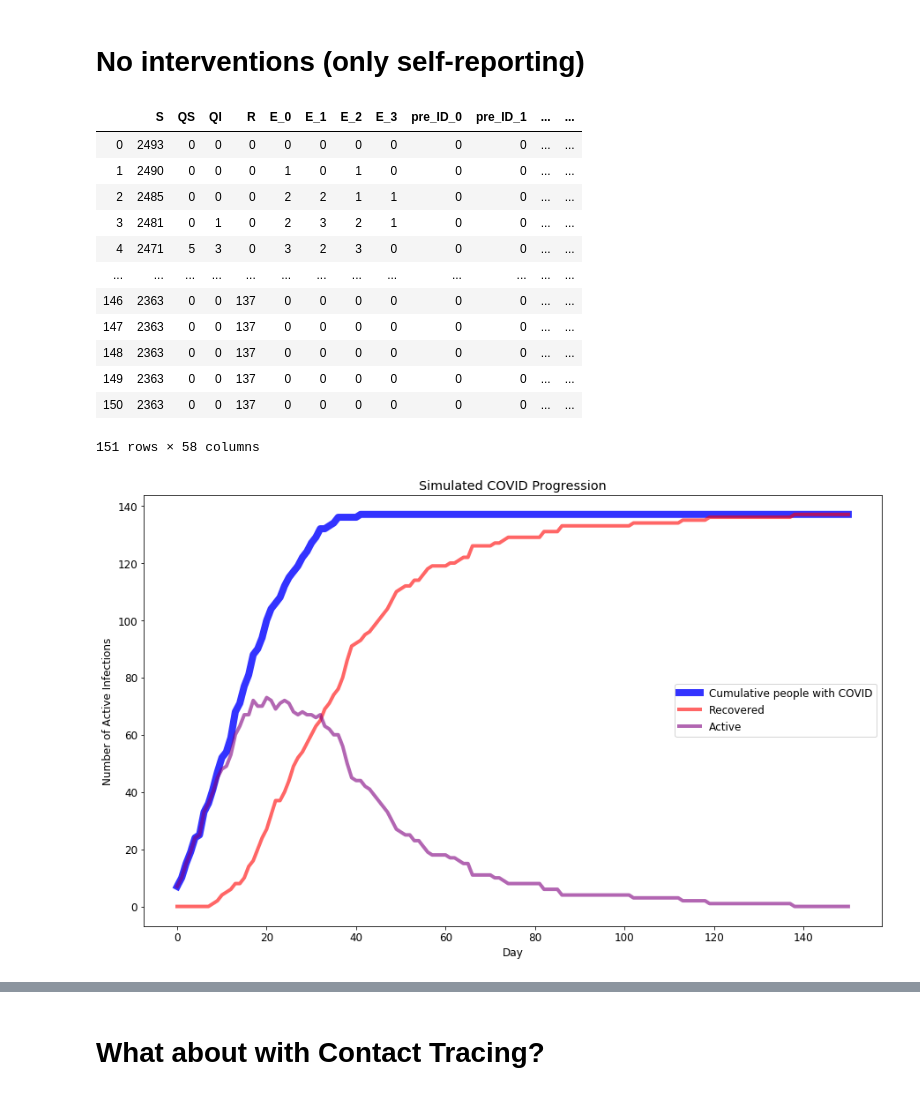
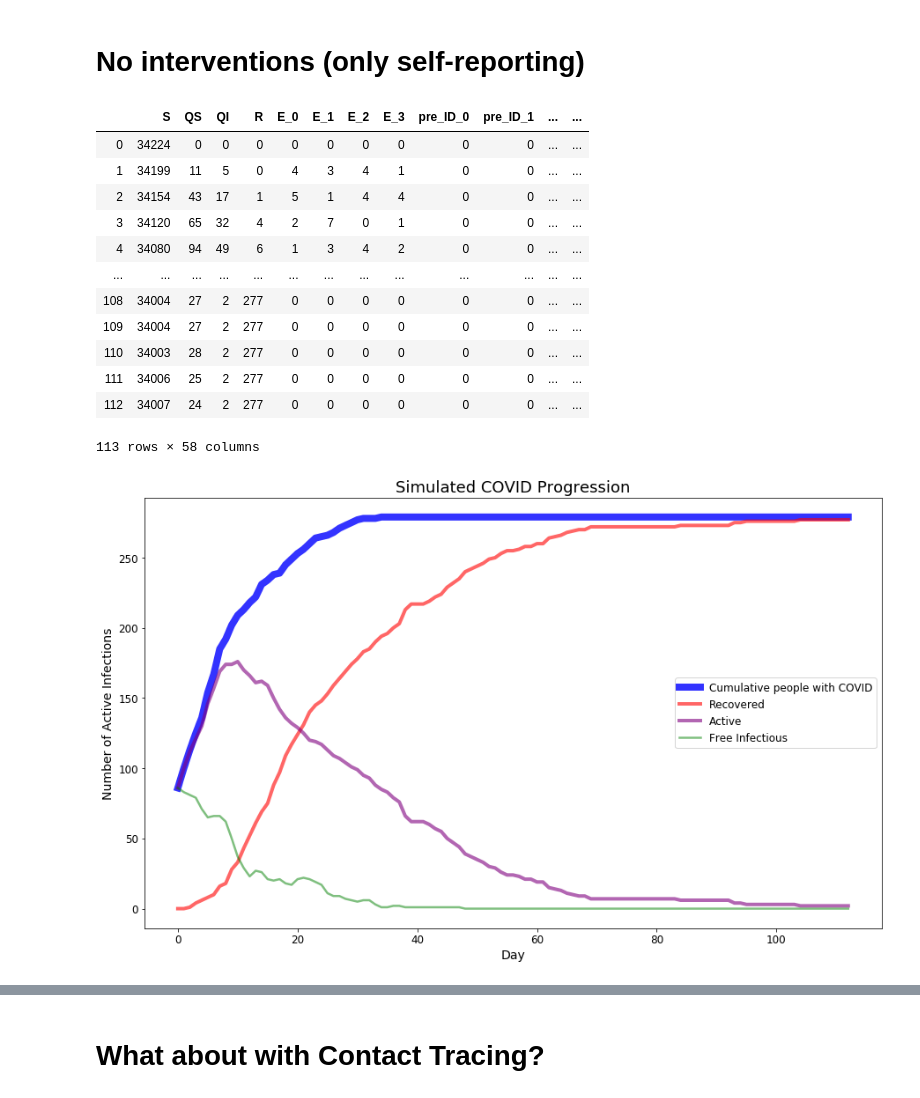
Before and after one commit to peter-i-frazier/group-testing, a Jupyter notebook: notebooks/stochastic_sim_sample_path.ipynb, the cells around one changed output, grey strips where cells are left out. Drawn from its saved outputs; the diff is of its cells as text; code cells hidden in the pictures.

Commit message:
stochastic_sim_sample_path notebook updated (fall realistic, updated severity)

```diff
--- a/notebooks/stochastic_sim_sample_path.ipynb
+++ b/notebooks/stochastic_sim_sample_path.ipynb
@@ -154,47 +19,58 @@ from june_realistic import base_params
+# %%
+# from june_realistic import base_params
+from fall_realistic_updated_age_severity import base_params as base_params
+base_params['days_between_tests'] = 1
+base_params['test_population_fraction'] = 0.07
 # %% [markdown]
 # No interventions (only self-reporting)
 # %%
 # run 1 trajectory
 params = base_params.copy()
-params['days_between_tests'] = 300
+# params['days_between_tests'] = 300
 # params['perform_contact_tracing'] = False
 np.random.seed(15)
-dfs_sims = run_multiple_trajectories(params, ntrajectories=1, time_horizon=150)
+dfs_sims = run_multiple_trajectories(params, ntrajectories=1, time_horizon=112)
 # %%
+import matplotlib.pyplot as plt
 plt.figure(figsize=(15,9))
 df_0 = dfs_sims[0]
 # Plotting
 cumulative_cols = ['QI','R'] + ['E_{}'.format(x) for x in range(params['max_time_exposed'])] + \
                 ['ID_{}'.format(x) for x in range(params['max_time_ID'])] + \
                 ['pre_ID_{}'.format(x) for x in range(params['max_time_pre_ID'])] + \
                 ['SyID_mild_{}'.format(x) for x in range(params['max_time_SyID_mild'])] + \
                 ['SyID_severe_{}'.format(x) for x in range(params['max_time_SyID_severe'])]
 recovered_cols = ['R']
 active_cols = ['QI'] + ['E_{}'.format(x) for x in range(params['max_time_exposed'])] + \
                 ['ID_{}'.format(x) for x in range(params['max_time_ID'])] + \
                 ['pre_ID_{}'.format(x) for x in range(params['max_time_pre_ID'])] + \
                 ['SyID_mild_{}'.format(x) for x in range(params['max_time_SyID_mild'])] + \
                 ['SyID_severe_{}'.format(x) for x in range(params['max_time_SyID_severe'])]
+free_infectious = ['ID_{}'.format(x) for x in range(params['max_time_ID'])] + \
+                ['pre_ID_{}'.format(x) for x in range(params['max_time_pre_ID'])] + \
+                ['SyID_mild_{}'.format(x) for x in range(params['max_time_SyID_mild'])] + \
+                ['SyID_severe_{}'.format(x) for x in range(params['max_time_SyID_severe'])]
 plt.plot(df_0[cumulative_cols].sum(axis=1), linewidth=8.0, alpha=0.8, color='blue')
 plt.plot(df_0[recovered_cols].sum(axis=1), linewidth=4.0, alpha=0.6, color='red')
 plt.plot(df_0[active_cols].sum(axis=1), linewidth=4.0, alpha=0.6, color='purple')
-plt.xlabel("Day")
-plt.ylabel("Number of Active Infections")
-plt.title('Simulated COVID Progression')
-plt.legend(('Cumulative people with COVID', 'Recovered', 'Active'), loc='best')
+plt.plot(df_0[free_infectious].sum(axis=1), linewidth=2.5, alpha=0.5, color='green')
+plt.xlabel("Day", size=14)
+plt.ylabel("Number of Active Infections", size=14)
+plt.title('Simulated COVID Progression', size=18)
+plt.legend(('Cumulative people with COVID', 'Recovered', 'Active', 'Free Infectious'), loc='best')
 df_0
 # %% [output]
 |  | S | QS | QI | R | E_0 | E_1 | E_2 | E_3 | pre_ID_0 | pre_ID_1 | ... | ... |
-| 0 | 2493 | 0 | 0 | 0 | 0 | 0 | 0 | 0 | 0 | 0 | ... | ... |
-| 1 | 2490 | 0 | 0 | 0 | 1 | 0 | 1 | 0 | 0 | 0 | ... | ... |
-| 2 | 2485 | 0 | 0 | 0 | 2 | 2 | 1 | 1 | 0 | 0 | ... | ... |
-| 3 | 2481 | 0 | 1 | 0 | 2 | 3 | 2 | 1 | 0 | 0 | ... | ... |
-| 4 | 2471 | 5 | 3 | 0 | 3 | 2 | 3 | 0 | 0 | 0 | ... | ... |
+| 0 | 34224 | 0 | 0 | 0 | 0 | 0 | 0 | 0 | 0 | 0 | ... | ... |
+| 1 | 34199 | 11 | 5 | 0 | 4 | 3 | 4 | 1 | 0 | 0 | ... | ... |
+| 2 | 34154 | 43 | 17 | 1 | 5 | 1 | 4 | 4 | 0 | 0 | ... | ... |
+| 3 | 34120 | 65 | 32 | 4 | 2 | 7 | 0 | 1 | 0 | 0 | ... | ... |
+| 4 | 34080 | 94 | 49 | 6 | 1 | 3 | 4 | 2 | 0 | 0 | ... | ... |
 | ... | ... | ... | ... | ... | ... | ... | ... | ... | ... | ... | ... | ... |
-| 146 | 2363 | 0 | 0 | 137 | 0 | 0 | 0 | 0 | 0 | 0 | ... | ... |
-| 147 | 2363 | 0 | 0 | 137 | 0 | 0 | 0 | 0 | 0 | 0 | ... | ... |
-| 148 | 2363 | 0 | 0 | 137 | 0 | 0 | 0 | 0 | 0 | 0 | ... | ... |
-| 149 | 2363 | 0 | 0 | 137 | 0 | 0 | 0 | 0 | 0 | 0 | ... | ... |
-| 150 | 2363 | 0 | 0 | 137 | 0 | 0 | 0 | 0 | 0 | 0 | ... | ... |
+| 108 | 34004 | 27 | 2 | 277 | 0 | 0 | 0 | 0 | 0 | 0 | ... | ... |
+| 109 | 34004 | 27 | 2 | 277 | 0 | 0 | 0 | 0 | 0 | 0 | ... | ... |
+| 110 | 34003 | 28 | 2 | 277 | 0 | 0 | 0 | 0 | 0 | 0 | ... | ... |
+| 111 | 34006 | 25 | 2 | 277 | 0 | 0 | 0 | 0 | 0 | 0 | ... | ... |
+| 112 | 34007 | 24 | 2 | 277 | 0 | 0 | 0 | 0 | 0 | 0 | ... | ... |
-151 rows × 58 columns
+113 rows × 58 columns
-[figure, old version]
+[figure, new version]
```
Also changed, not shown: parts of 19 cells of this notebook.
